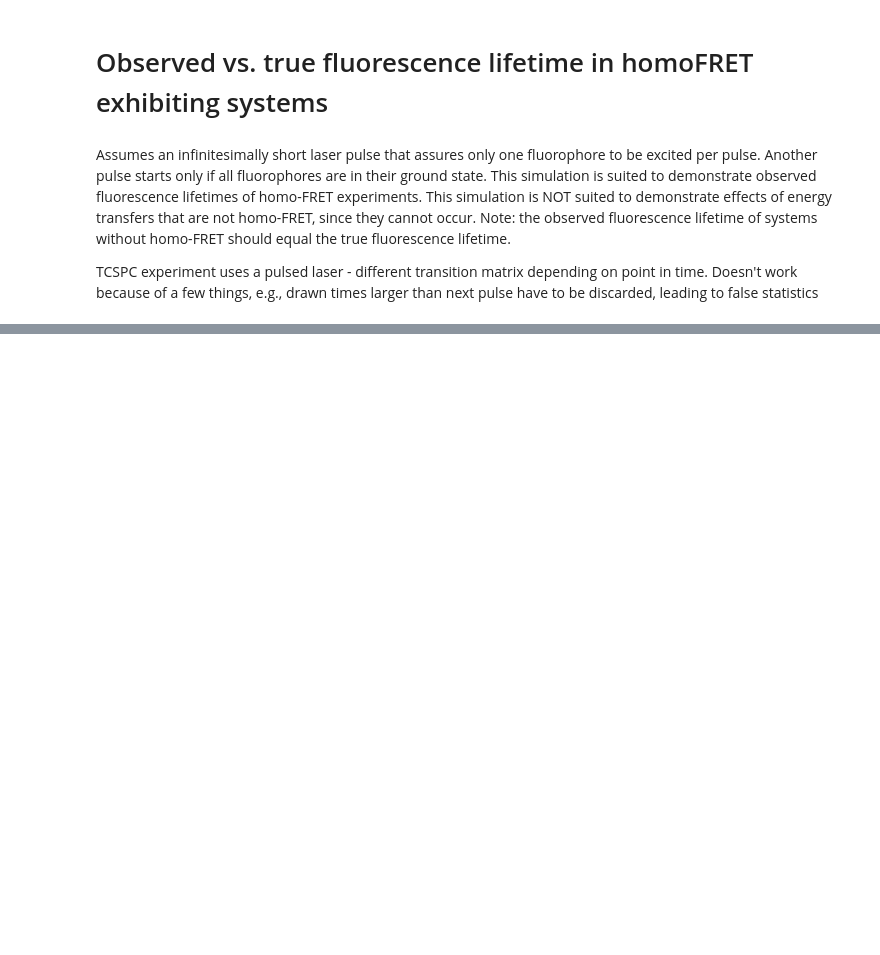
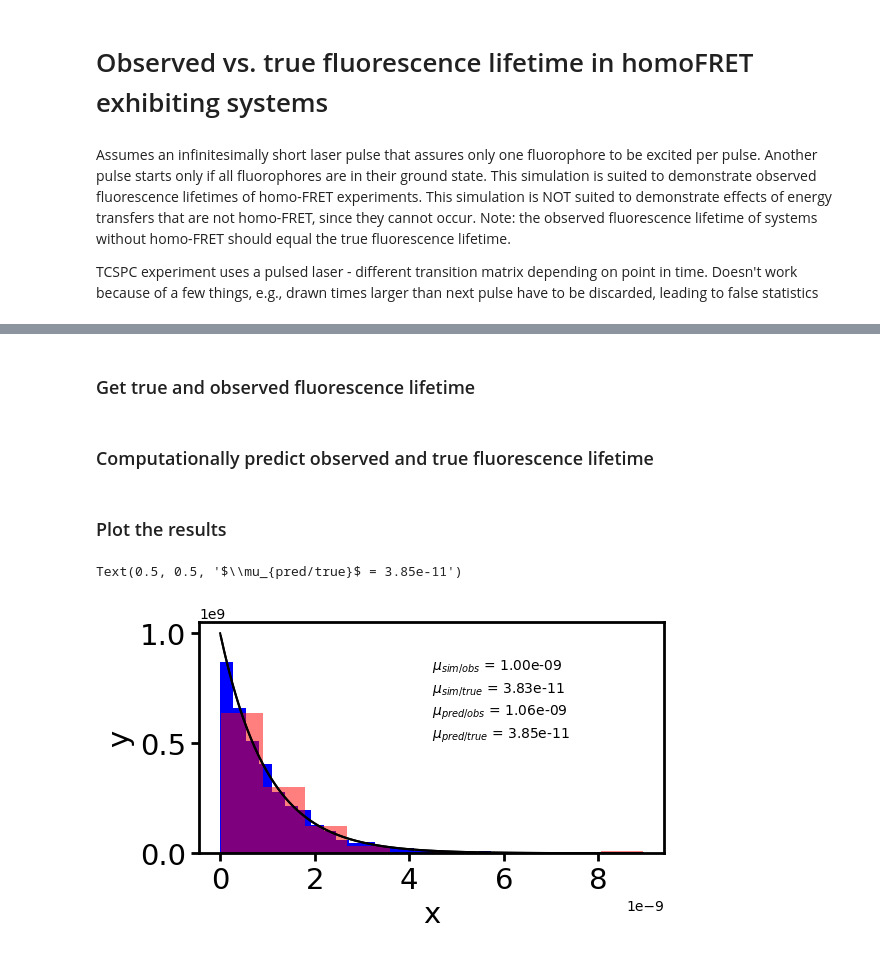
Before and after one commit to super-resolution/Fluopy, a Jupyter notebook: notebooks/general/energy_transfers/homoFRET_fluorescence_lifetime.ipynb, the cells around one changed output, grey strips where cells are left out. Saved outputs shown, nothing was run; the diff lists cells and outputs as text; code cells hidden in the pictures; blank space fills up the shorter version.

Commit message:
rework of homoFRET lifetime notebook

```diff
--- a/notebooks/general/energy_transfers/homoFRET_fluorescence_lifetime.ipynb
+++ b/notebooks/general/energy_transfers/homoFRET_fluorescence_lifetime.ipynb
@@ -303,0 +121,14 @@ axes = fi.universal_figure(type_='line', data=[energy_transfer_rates, calculated
+# %%
+start_at = tuple(np.zeros(shape=transition_set.fluorophore_system.count, dtype=int))
+df = transition_set.combined_state_transitions_df
+start_index = df[df["final_state"] == start_at].index[0]
+
+time_series, transition_series = si.direct_method_steps(
+    transition_matrix=mod_transition_matrix,
+    row_sums=mod_row_sums,
+    start_index=start_index,
+    size=int(1e5),
+    seed=1,
+)
+# %% [markdown]
+### Get true and observed fluorescence lifetime
@@ -303,0 +169,2 @@ axes = fi.universal_figure(type_='line', data=[energy_transfer_rates, calculated
+# %% [markdown]
+### Computationally predict observed and true fluorescence lifetime
@@ -303,0 +243,46 @@ axes = fi.universal_figure(type_='line', data=[energy_transfer_rates, calculated
+# %% [markdown]
+### Plot the results
+# %%
+from scipy.stats import expon
+
+distr = expon(scale=1e-9)
+ax = fi.universal_figure(
+    type_="hist", data=obs_tau, density=True, plot_distribution=distr, bins=30
+)
+fi.universal_figure(
+    type_="hist",
+    data=pred_obs_tau,
+    density=True,
+    plot_distribution=distr,
+    bins=10,
+    axes=ax[0, 0],
+    color="red",
+    alpha=0.5,
+)
+ax[0, 0].text(
+    x=0.5,
+    y=0.8,
+    s=rf"$\mu_{{sim/obs}}$ = {np.mean(obs_tau):.2e}",
+    transform=ax[0, 0].transAxes,
+)
+ax[0, 0].text(
+    x=0.5,
+    y=0.7,
+    s=rf"$\mu_{{sim/true}}$ = {true_tau:.2e}",
+    transform=ax[0, 0].transAxes,
+)
+ax[0, 0].text(
+    x=0.5,
+    y=0.6,
+    s=rf"$\mu_{{pred/obs}}$ = {np.mean(pred_obs_tau):.2e}",
+    transform=ax[0, 0].transAxes,
+)
+ax[0, 0].text(
+    x=0.5,
+    y=0.5,
+    s=rf"$\mu_{{pred/true}}$ = {pred_true_tau:.2e}",
+    transform=ax[0, 0].transAxes,
+)
+# %% [output]
+Text(0.5, 0.5, '$\\mu_{pred/true}$ = 3.85e-11')
+[figure, added]
```
Also changed, not shown: parts of 16 cells of this notebook, 1 other file.
